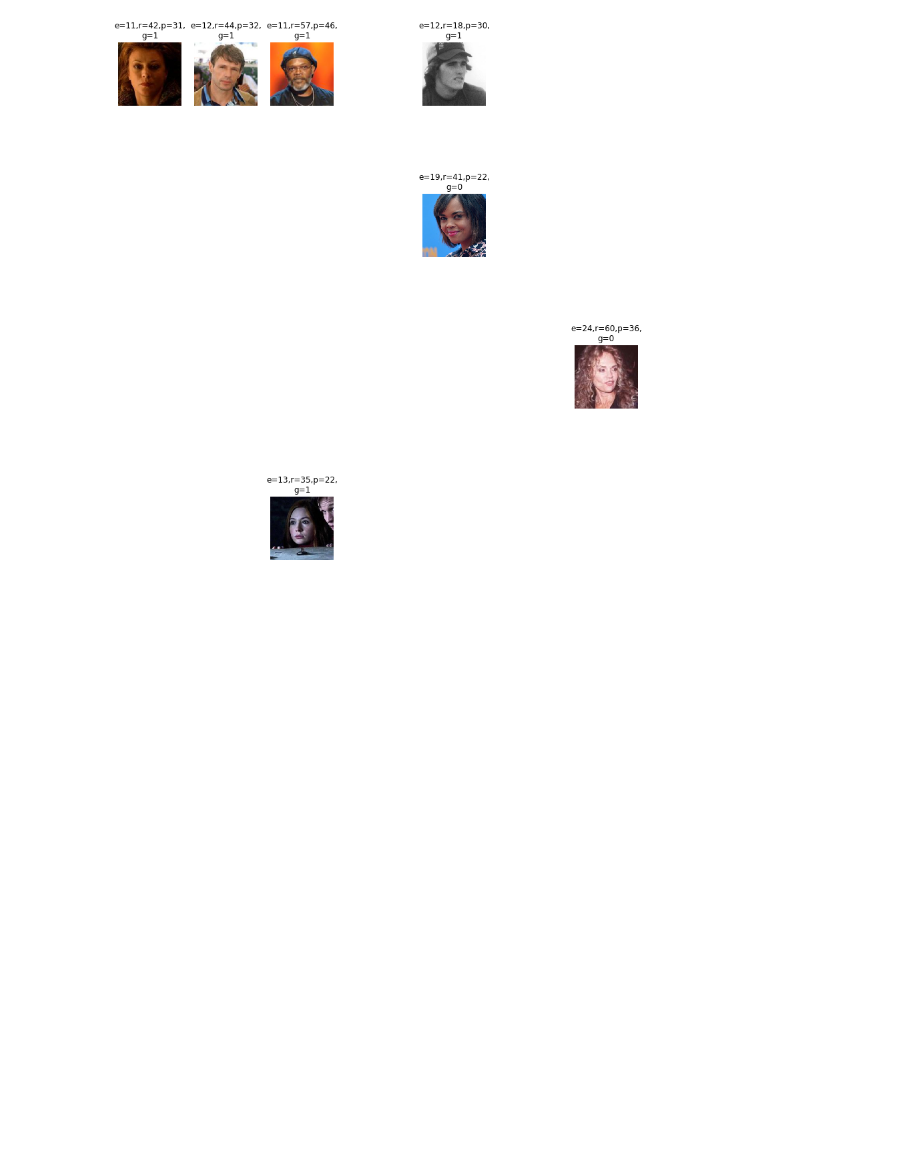
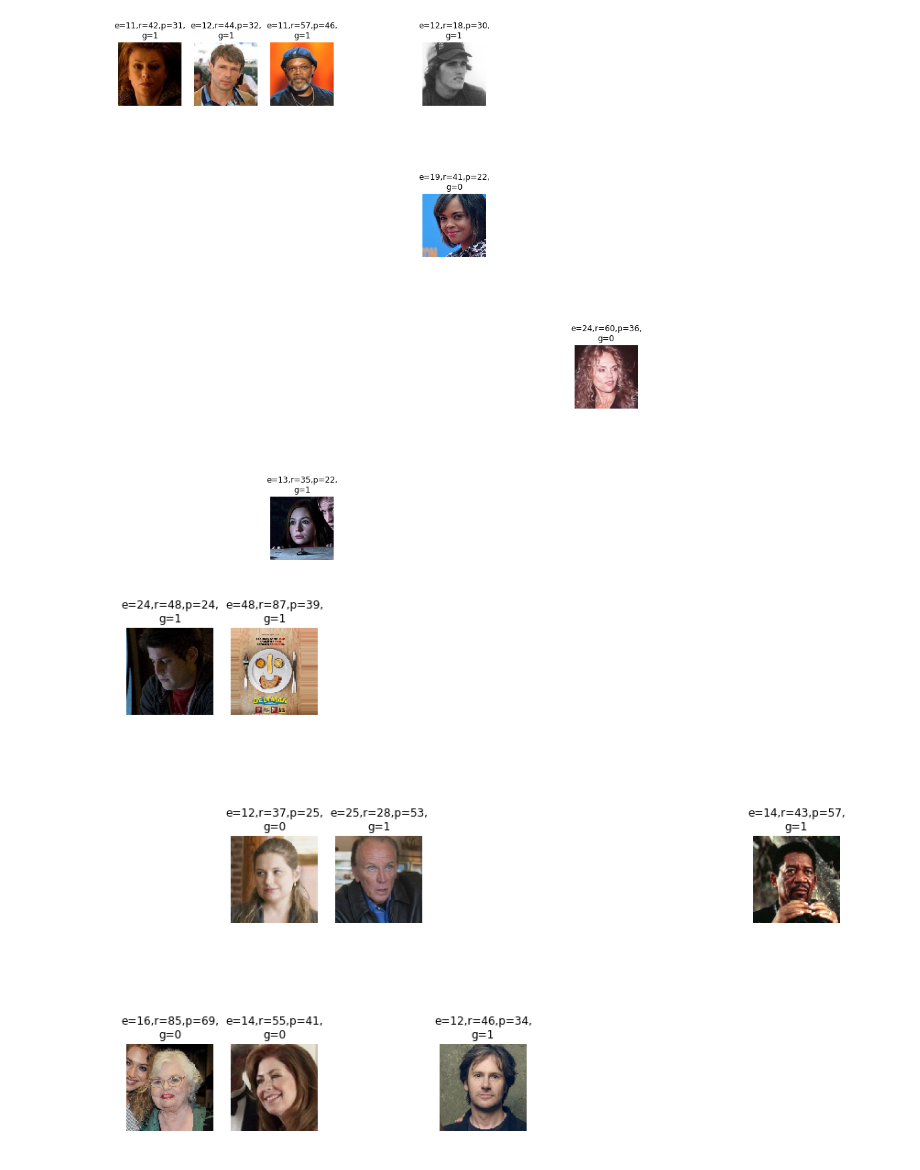
Before and after one commit to kojimaeiji/face-age-estimation, a Jupyter notebook: trainer_vgg_face/error_analysis.ipynb, the cells around one changed output. Cells and saved outputs as stored; diff of their text form; code cells hidden in the pictures; blank space fills up the shorter version.

Commit message:
error analysis continued

```diff
--- a/trainer_vgg_face/error_analysis.ipynb
+++ b/trainer_vgg_face/error_analysis.ipynb
@@ -42,8 +55,8 @@ age.shape
 # %% [output]
 (32,)
 # %%
-#face_model = load_model('/home/jiman/mljob/face_age_vgg_face_20180213_202347/checkpoint.03.hdf5', compile=False)
-face_model = load_model('/Users/saboten/mljob/face_age_vgg_face_20180213_202347/checkpoint.03.hdf5', compile=False)
+face_model = load_model('/home/jiman/mljob/face_age_vgg_face_20180213_202347/checkpoint.03.hdf5', compile=False)
+#face_model = load_model('/Users/saboten/mljob/face_age_vgg_face_20180213_202347/checkpoint.03.hdf5', compile=False)
 model.compile_model(face_model, learning_rate=0.001)
 # %% [output]
 <keras.engine.training.Model at 0x...>
@@ -65,16 +78,19 @@ def error_and_showimg(img, age, gender):
     fig = plt.figure(figsize=(16, 16))
     columns = 8
     rows = 4
+    count = 0
     for i in range(1, columns*rows+1):
         pre_im = prepare_image(img[i-1])
         pred_age = int(np.abs(predict_core(face_model, pre_im)))
         age_diff = np.abs(age[i-1]-pred_age)
         if age_diff > 10.0:
+            count += 1
             fig.add_subplot(rows, columns, i)
             plt.imshow(cv2.cvtColor(img[i-1], cv2.COLOR_BGR2RGB))
             plt.title('e=%s,r=%s,p=%s,\ng=%s' % (age_diff,age[i-1], pred_age, gender[i-1]))
             plt.axis('off')
     plt.show()
+    print(count)
 # %%
 error_and_showimg(img, age, gender)
 # %% [output]
@@ -101,5 +118,9 @@ error_and_showimg(img3, age3, gender3)
 # %% [output]
 [figure]
 # %%
-np_mat3 = np.load('/Users/saboten/data/imdb_face_vgg_all/imdb_224_all-cv-100.npz')
-img3, age3,gender3 = np_mat3['image'], np_mat3['age'], np_mat3['gender']
+np_mat100 = np.load('/home/jiman/data/imdb_face_vgg_all/imdb_224_all-cv-100.npz')
+img100, age100,gender100 = np_mat100['image'], np_mat100['age'], np_mat100['gender']
+# %%
+error_and_showimg(img100, age100, gender100)
+# %% [output]
+[figure, added]
```
Also changed, not shown: parts of 22 cells of this notebook.
